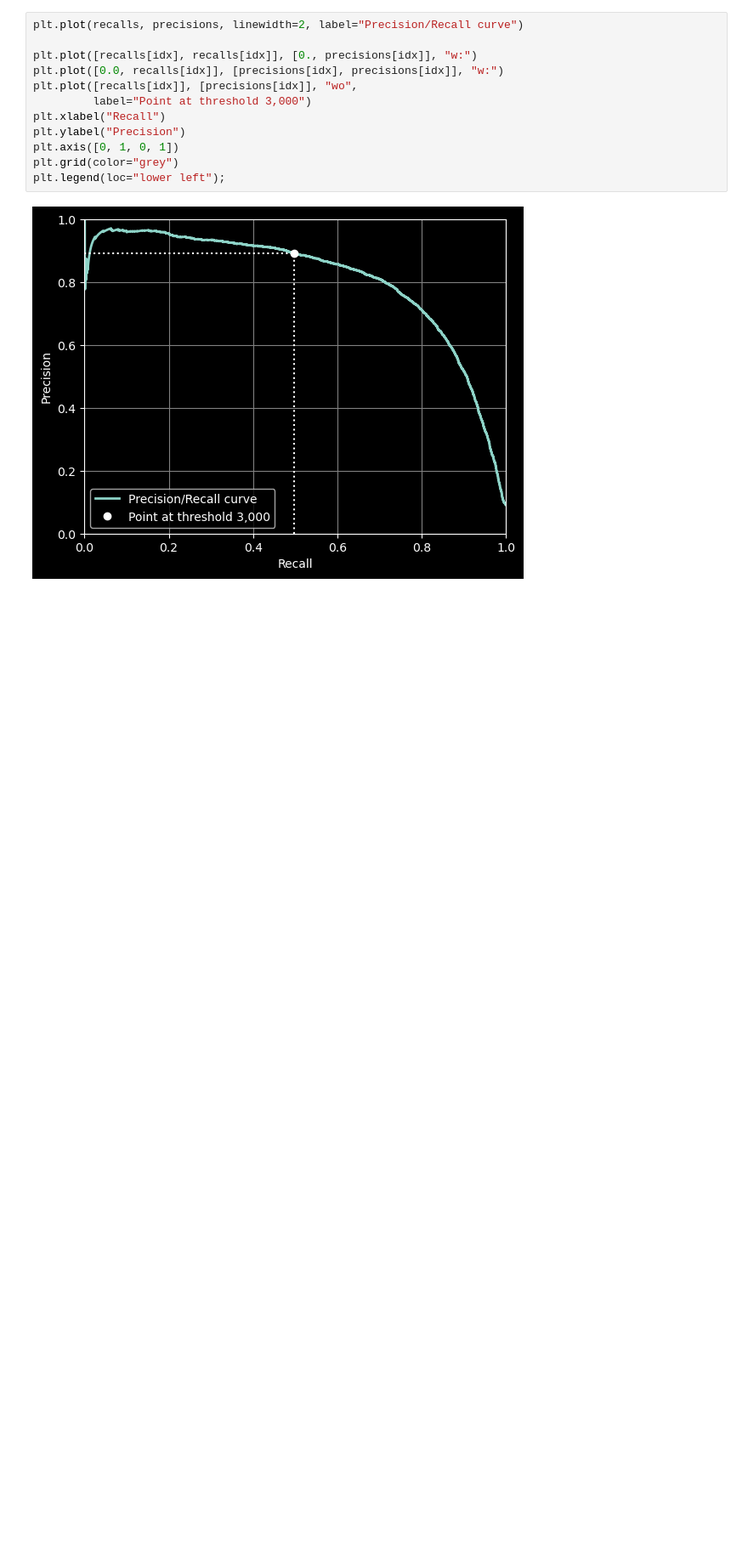
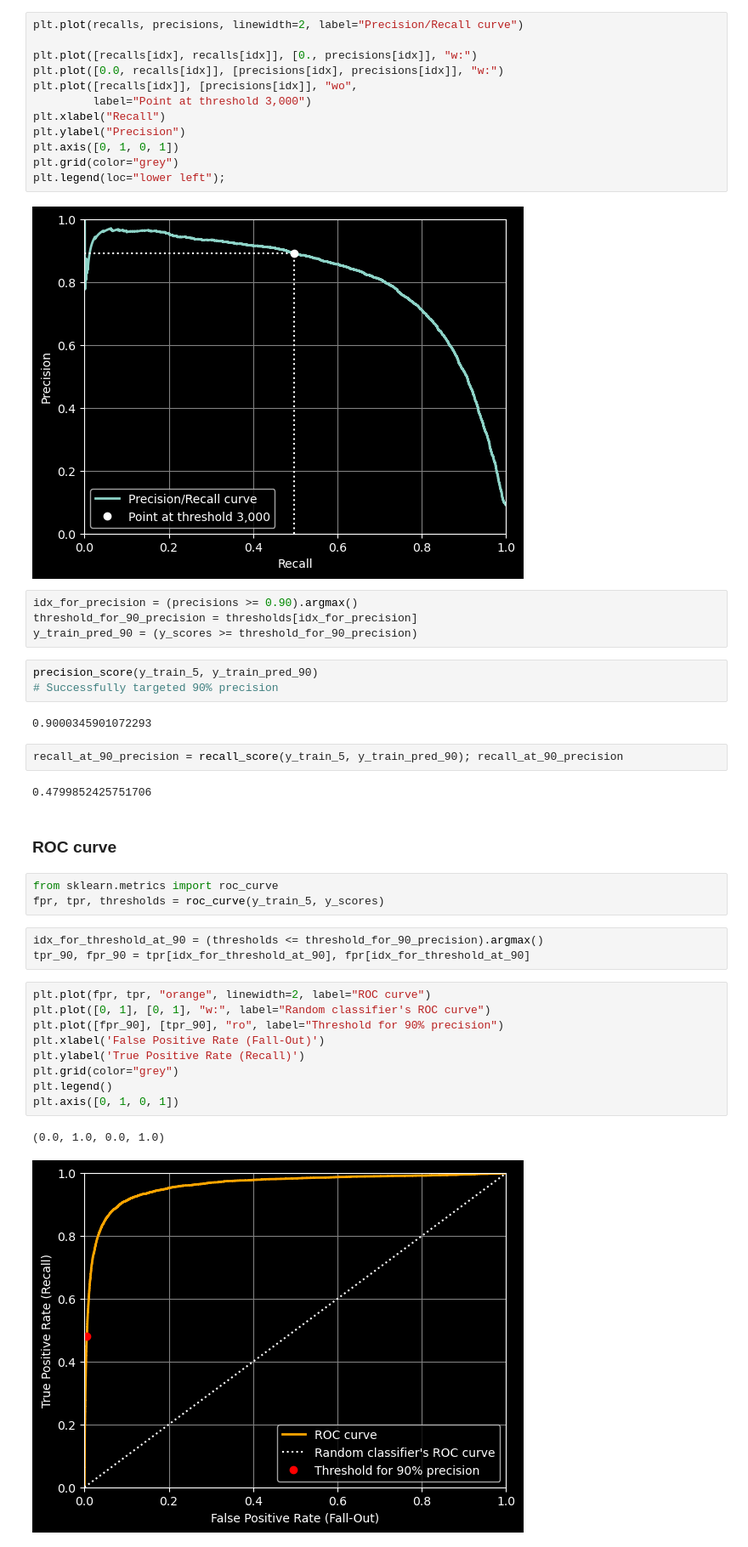
Before and after one commit to jbowen102/Hands-on_ML_SkLearn_book_projects, a Jupyter notebook: chapter_3.ipynb, the cells around one changed output. Shown at 85% size. Cells and saved outputs as stored; diff of their text form; blank space fills up the shorter version.

```diff
--- a/chapter_3.ipynb
+++ b/chapter_3.ipynb
@@ -156,3 +158,36 @@ plt.grid(color="grey")
 plt.legend(loc="lower left");
 # %% [output]
 [figure]
+# %%
+idx_for_precision = (precisions >= 0.90).argmax()
+threshold_for_90_precision = thresholds[idx_for_precision]
+y_train_pred_90 = (y_scores >= threshold_for_90_precision)
+# %%
+precision_score(y_train_5, y_train_pred_90)
+# Successfully targeted 90% precision
+# %% [output]
+0.9000345901072293
+# %%
+recall_at_90_precision = recall_score(y_train_5, y_train_pred_90); recall_at_90_precision
+# %% [output]
+0.4799852425751706
+# %% [markdown]
+### ROC curve
+# %%
+from sklearn.metrics import roc_curve
+fpr, tpr, thresholds = roc_curve(y_train_5, y_scores)
+# %%
+idx_for_threshold_at_90 = (thresholds <= threshold_for_90_precision).argmax()
+tpr_90, fpr_90 = tpr[idx_for_threshold_at_90], fpr[idx_for_threshold_at_90]
+# %%
+plt.plot(fpr, tpr, "orange", linewidth=2, label="ROC curve")
+plt.plot([0, 1], [0, 1], "w:", label="Random classifier's ROC curve")
+plt.plot([fpr_90], [tpr_90], "ro", label="Threshold for 90% precision")
+plt.xlabel('False Positive Rate (Fall-Out)')
+plt.ylabel('True Positive Rate (Recall)')
+plt.grid(color="grey")
+plt.legend()
+plt.axis([0, 1, 0, 1])
+# %% [output]
+(0.0, 1.0, 0.0, 1.0)
+[figure, added]
```
Also changed, not shown: parts of 29 cells of this notebook.
